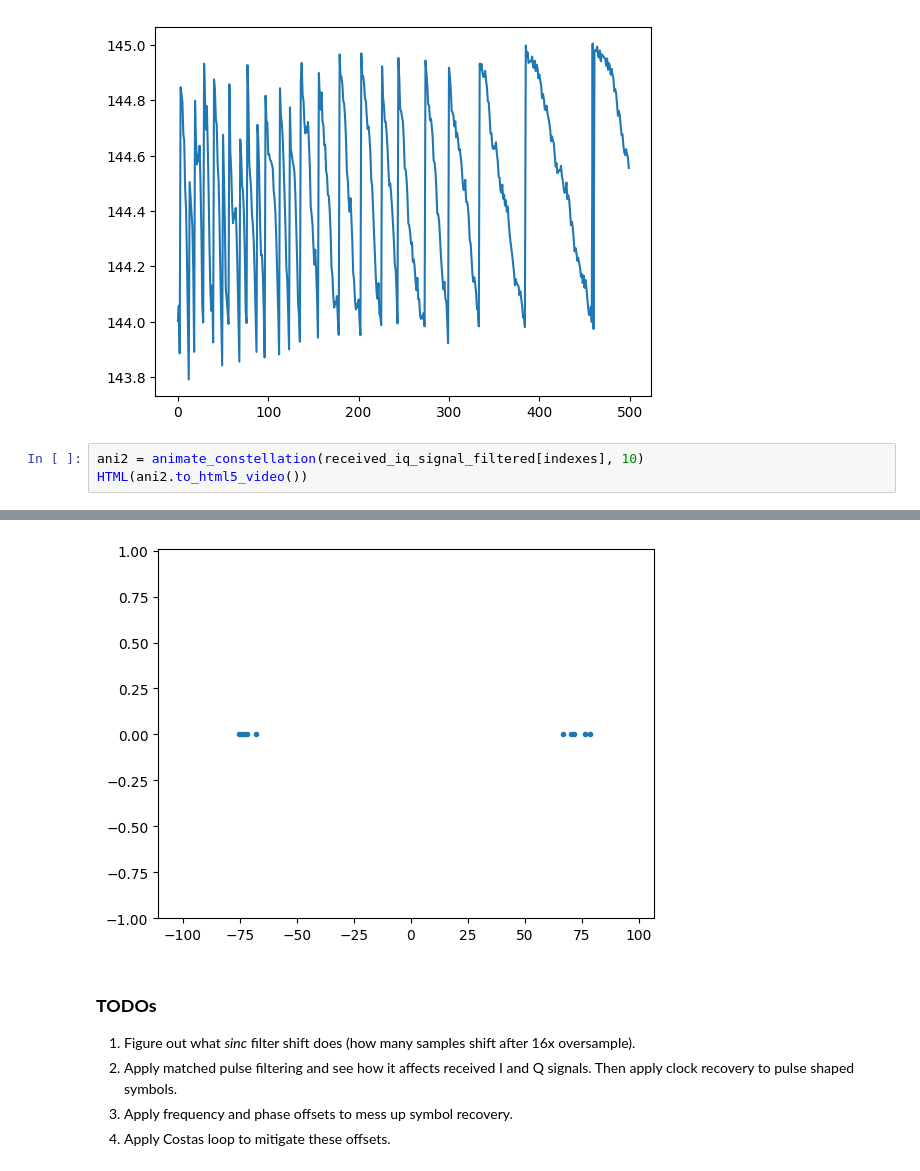
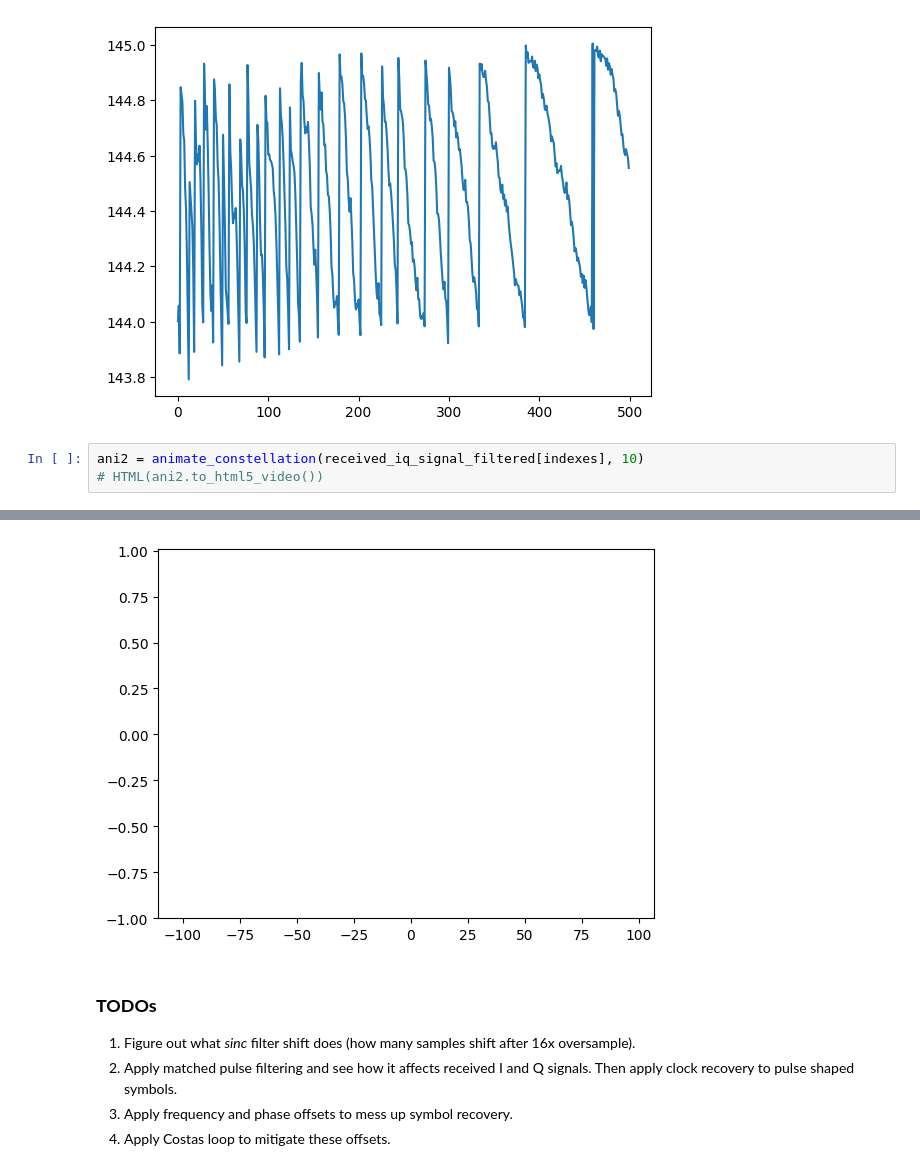
Before and after one commit to enthyp/SDR, a Jupyter notebook: digital modulation.ipynb, the cells around one changed output, grey strips where cells are left out. Cells and saved outputs as stored; diff of their text form.

```diff
--- a/digital modulation.ipynb
+++ b/digital modulation.ipynb
@@ -401,5 +392,5 @@ plt.plot(deltas[:500])
 [figure]
 # %%
 ani2 = animate_constellation(received_iq_signal_filtered[indexes], 10)
-HTML(ani2.to_html5_video())
+# HTML(ani2.to_html5_video())
 # %% [output]
@@ -407,4 +397,4 @@ HTML(ani2.to_html5_video())
-[figure, old version]
+[figure, new version]
 # %% [markdown]
 ### **TODOs**
  1. Figure out what *sinc* filter shift does (how many samples shift after 16x oversample).
```
Also changed, not shown: parts of 44 cells of this notebook, 2 other files.
